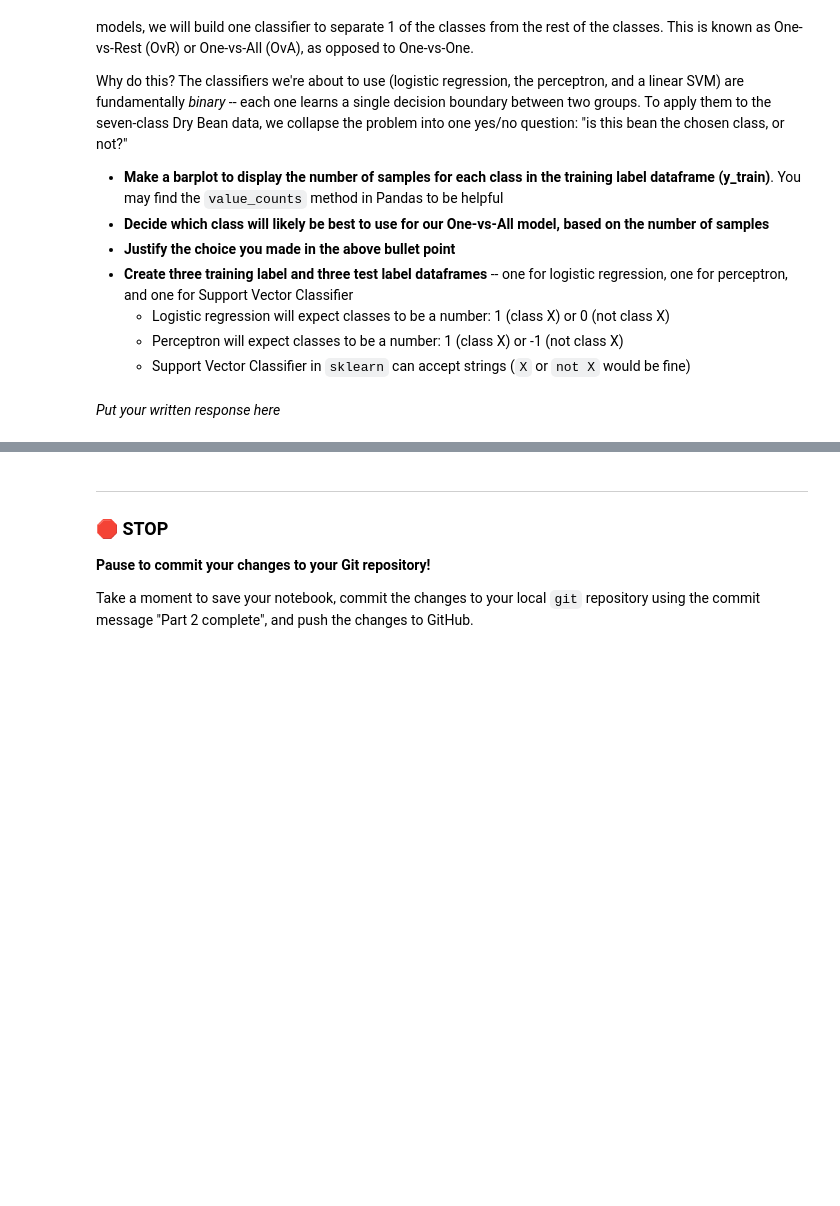
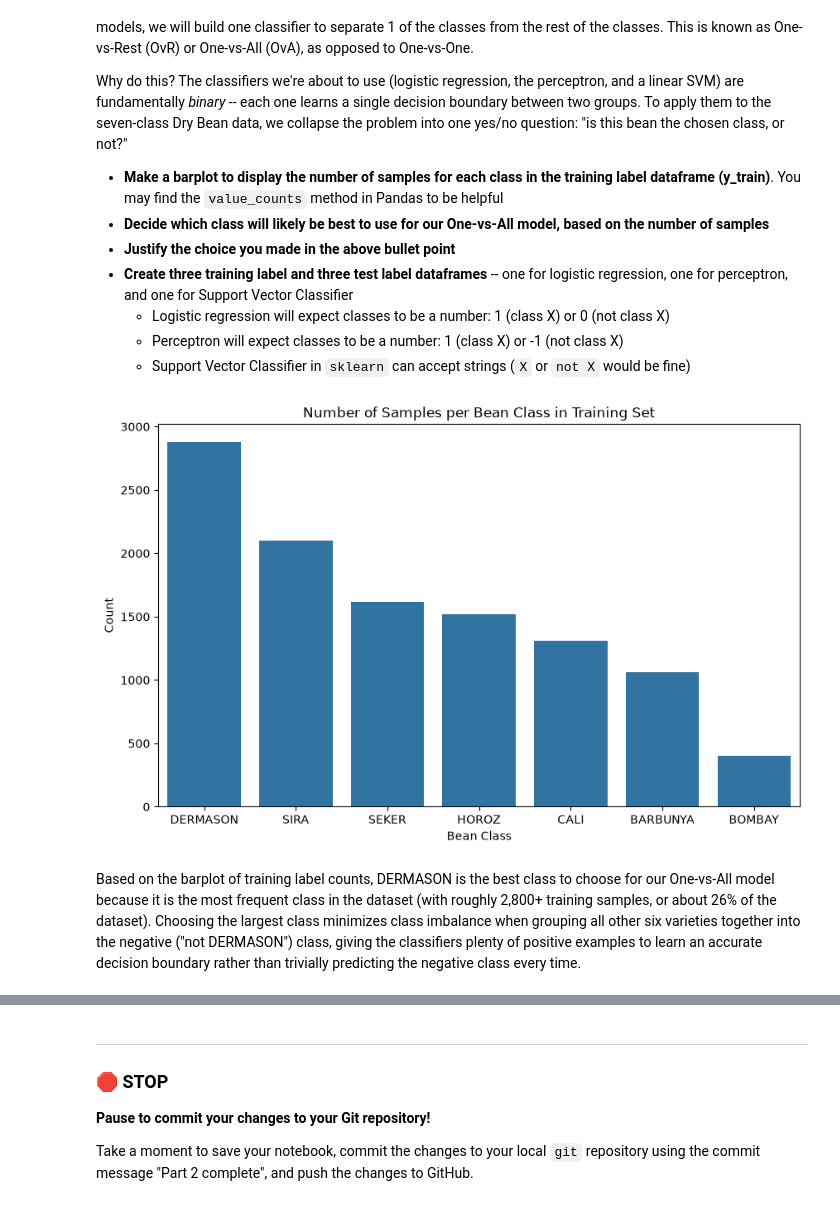
Before and after one commit to camkorson/CMSE202-f26-turnin, a Jupyter notebook: hw-04/HW-04_Classification_And_Preprocessing-STUDENT.ipynb, the cells around one changed output, grey strips where cells are left out. Drawn from its saved outputs; the diff is of its cells as text; code cells hidden in the pictures; blank space fills up the shorter version.

```diff
--- a/hw-04/HW-04_Classification_And_Preprocessing-STUDENT.ipynb
+++ b/hw-04/HW-04_Classification_And_Preprocessing-STUDENT.ipynb
@@ -245,9 +360,32 @@ Why do this? The classifiers we're about to use (logistic regression, the percep
     * Perceptron will expect classes to be a number: 1 (class X) or -1 (not class X)
     * Support Vector Classifier in `sklearn` can accept strings (`X` or `not X` would be fine)
 # %%
-# put your code here
+import matplotlib.pyplot as plt
+import seaborn as sns
+
+class_counts = y_train.value_counts()
+
+plt.figure(figsize=(10, 6))
+sns.barplot(x=class_counts.index, y=class_counts.values)
+plt.title('Number of Samples per Bean Class in Training Set')
+plt.xlabel('Bean Class')
+plt.ylabel('Count')
+plt.show()
+
+target_class = 'DERMASON'
+
+y_train_logreg = (y_train == target_class).astype(int)
+y_test_logreg = (y_test == target_class).astype(int)
+
+y_train_perc = y_train.apply(lambda x: 1 if x == target_class else -1)
+y_test_perc = y_test.apply(lambda x: 1 if x == target_class else -1)
+
+y_train_svc = y_train.apply(lambda x: 'DERMASON' if x == target_class else 'not DERMASON')
+y_test_svc = y_test.apply(lambda x: 'DERMASON' if x == target_class else 'not DERMASON')
+# %% [output]
+[figure, added]
 # %% [markdown]
-*Put your written response here*
+Based on the barplot of training label counts, DERMASON is the best class to choose for our One-vs-All model because it is the most frequent class in the dataset (with roughly 2,800+ training samples, or about 26% of the dataset). Choosing the largest class minimizes class imbalance when grouping all other six varieties together into the negative ("not DERMASON") class, giving the classifiers plenty of positive examples to learn an accurate decision boundary rather than trivially predicting the negative class every time.
 # %% [markdown]
 <!-- END QUESTION -->
 <!-- DO NOT MODIFY OR DELETE THIS CELL -->
```
Also changed, not shown: parts of 14 cells of this notebook, 1 other file.
